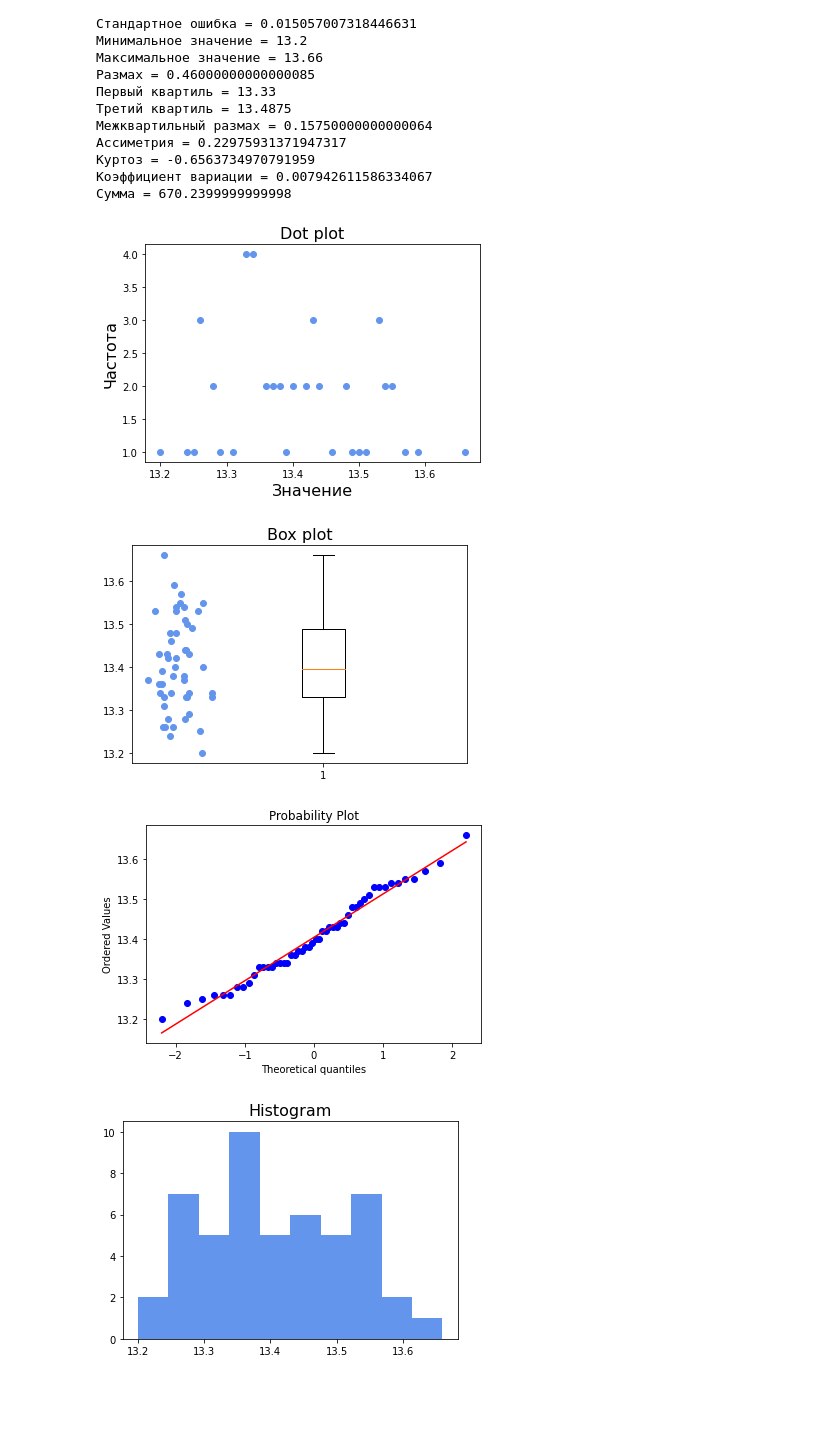
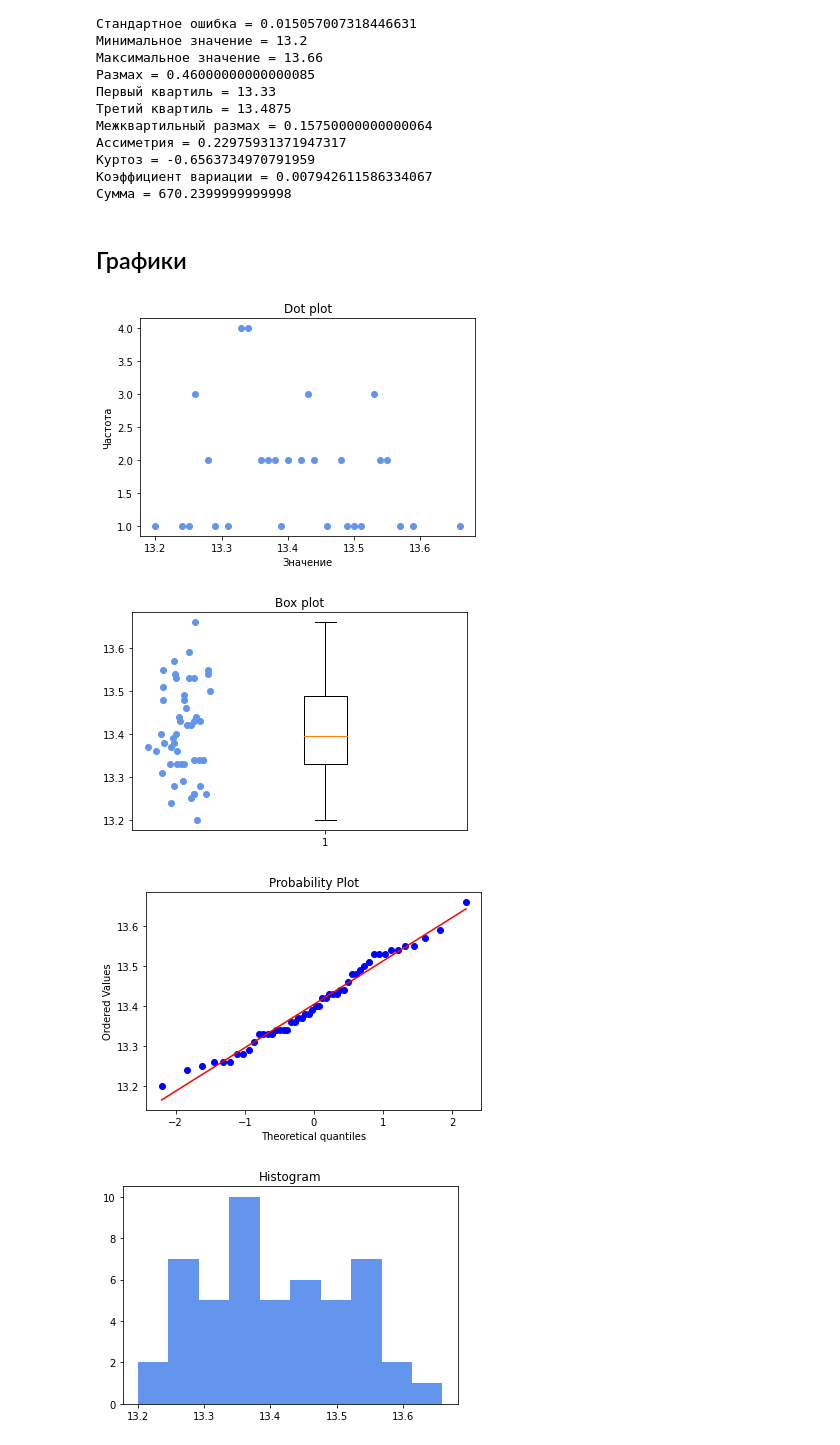
Before and after one commit to asmalcev/statistics, a Jupyter notebook: lab1/base.ipynb, the cells around one changed output. Drawn from its saved outputs; the diff is of its cells as text; code cells hidden in the pictures; blank space fills up the shorter version.

```diff
--- a/lab1/base.ipynb
+++ b/lab1/base.ipynb
@@ -103,50 +103,62 @@ print('\
 Куртоз = -0.6563734970791959
 Коэффициент вариации = 0.007942611586334067
 Сумма = 670.2399999999998
+# %% [markdown]
+## Графики
 # %%
-FONTSIZE = 16
 COLOR = 'cornflowerblue'
 
 # Dot plot
-plt.title('Dot plot', fontsize=FONTSIZE)
-plt.xlabel('Значение', fontsize=FONTSIZE)
-plt.ylabel('Частота', fontsize=FONTSIZE)
+plt.title('Dot plot')
+plt.xlabel('Значение')
+plt.ylabel('Частота')
 
 plt.plot(
 	list(analysis['unique']),
 	[data.count(i) for i in analysis['unique']],
 	'o',
 	color=COLOR,
 )
 
 plt.show()
 
 
 # Box plot
-plt.title('Box plot', fontsize=FONTSIZE)
+plt.title('Box plot')
 
 plt.boxplot(data)
 norm_x_dist = np.random.normal(loc=0.5, scale=0.05, size=analysis['count'])
 for i in range(0, analysis['count']):
 	plt.scatter(norm_x_dist[i], data[i], color=COLOR)
 
 plt.show()
 
 
 # QQ plot
 stats.probplot(data, dist='norm', plot=plt)
 
 plt.show()
 
 
 # Histogram
-plt.title('Histogram', fontsize=FONTSIZE)
+plt.title('Histogram')
 
 plt.hist(data, color=COLOR)
 
 plt.show()
+
+
+# CDF
+# plt.title('CDF')
+
+# sorted_data = np.sort(data)
+# p = 1. * np.arange(len(data)) / (len(data) - 1)
+
+# plt.plot(sorted_data, p)
+
+# plt.show()
 # %% [output]
-[figure, old version]
+[figure, new version]
-[figure, old version]
+[figure, new version]
 [figure]
-[figure, old version]
+[figure, new version]
```
Also changed, not shown: parts of 1 cell of this notebook, 4 other files.
